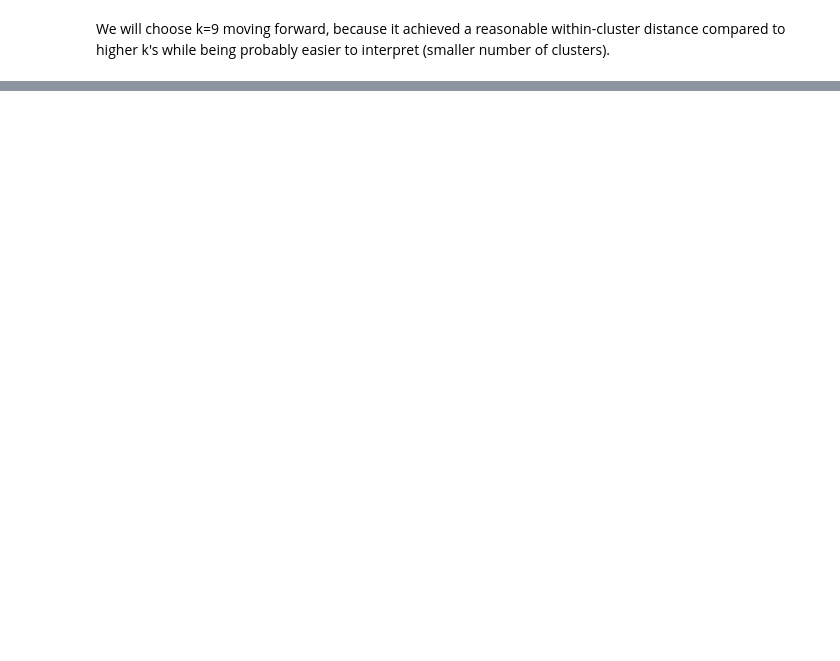
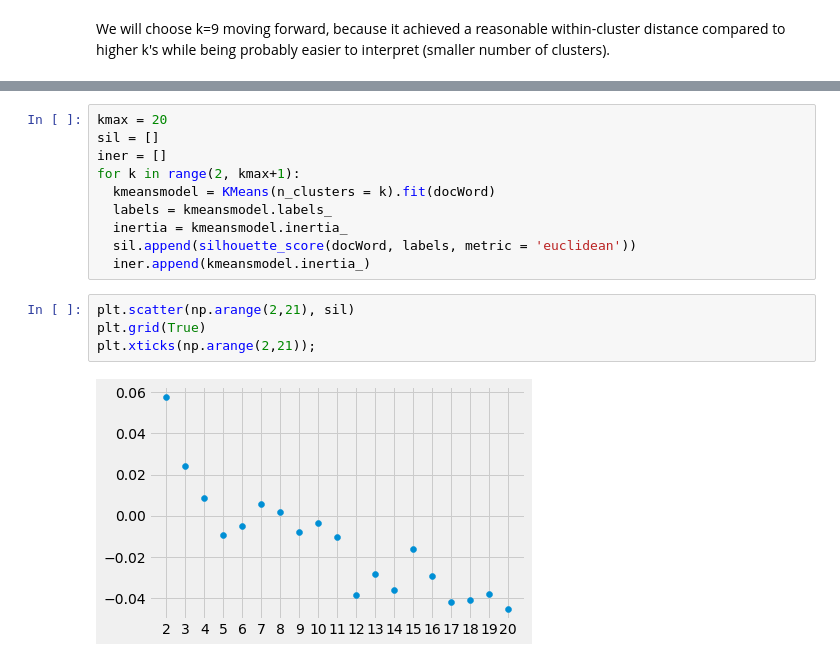
Before and after one commit to martinsun0/AML-assignments, a Jupyter notebook: hw3/3-2/hw3-2.ipynb, the cells around one changed output, grey strips where cells are left out. Saved outputs shown, nothing was run; the diff lists cells and outputs as text; blank space fills up the shorter version.

```diff
--- a/hw3/3-2/hw3-2.ipynb
+++ b/hw3/3-2/hw3-2.ipynb
@@ -99,0 +91,16 @@ W5 = 207271.37139
+# %%
+kmax = 20
+sil = []
+iner = []
+for k in range(2, kmax+1):
+  kmeansmodel = KMeans(n_clusters = k).fit(docWord)
+  labels = kmeansmodel.labels_
+  inertia = kmeansmodel.inertia_
+  sil.append(silhouette_score(docWord, labels, metric = 'euclidean'))
+  iner.append(kmeansmodel.inertia_)
+# %%
+plt.scatter(np.arange(2,21), sil)
+plt.grid(True)
+plt.xticks(np.arange(2,21));
+# %% [output]
+[figure, added]
```
Also changed, not shown: parts of 13 cells of this notebook.
